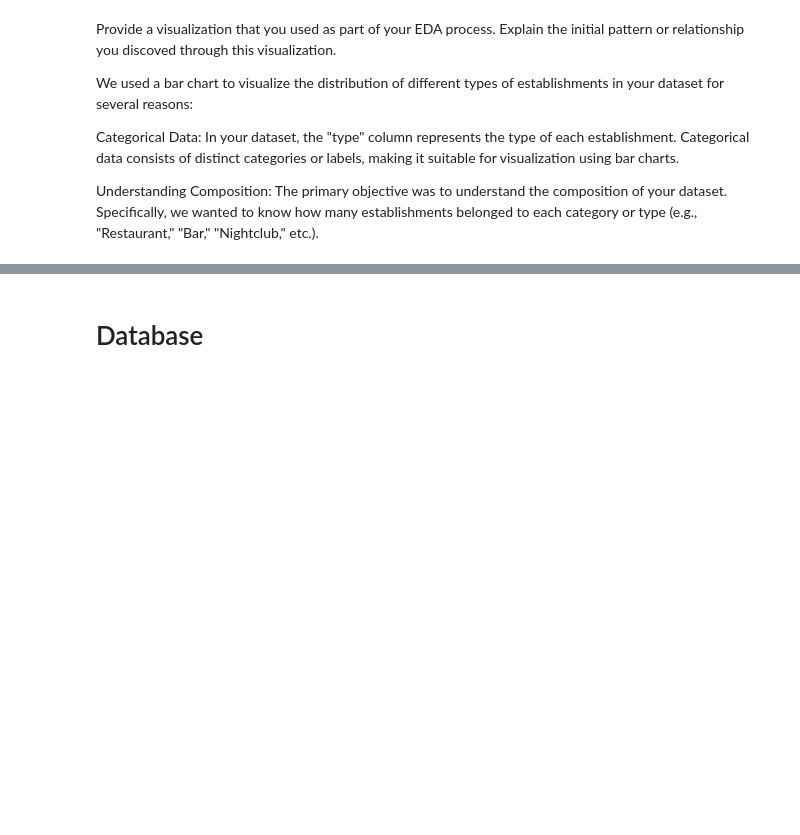
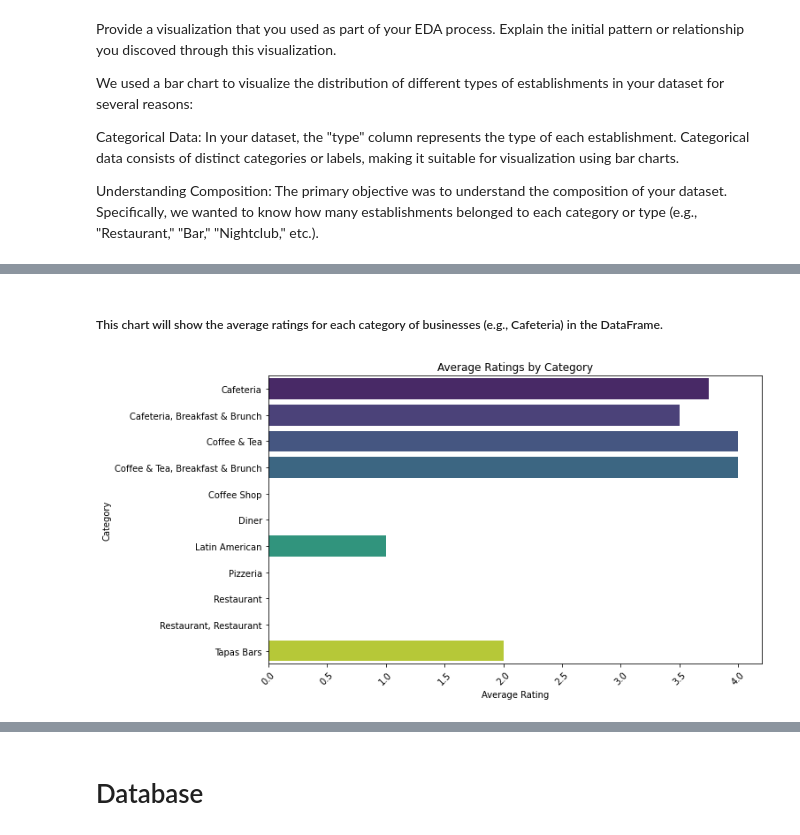
Before and after one commit to Affuya/LHL-Statistical-Modelling-Project, a Jupyter notebook: notebooks/joining_data.ipynb, the cells around one changed output, grey strips where cells are left out. Drawn from its saved outputs; the diff is of its cells as text; code cells hidden in the pictures; blank space fills up the shorter version.

```diff
--- a/notebooks/joining_data.ipynb
+++ b/notebooks/joining_data.ipynb
@@ -53,0 +59,19 @@ plt.show()
+# %% [markdown]
+##### This chart will show the average ratings for each category of businesses (e.g., Cafeteria) in the DataFrame.
+# %%
+import matplotlib.pyplot as plt
+import seaborn as sns
+
+# Group the data by 'Categories' and calculate the average rating for each category
+avg_ratings_by_category = combined_df.groupby('Categories')['Rating'].mean().reset_index()
+
+# Create a bar chart
+plt.figure(figsize=(10, 6))
+sns.barplot(x='Rating', y='Categories', data=avg_ratings_by_category, palette='viridis')
+plt.title('Average Ratings by Category')
+plt.xlabel('Average Rating')
+plt.ylabel('Category')
+plt.xticks(rotation=45)
+plt.show()
+# %% [output]
+[figure, added]
```
Also changed, not shown: parts of 21 cells of this notebook, 1 other file.
